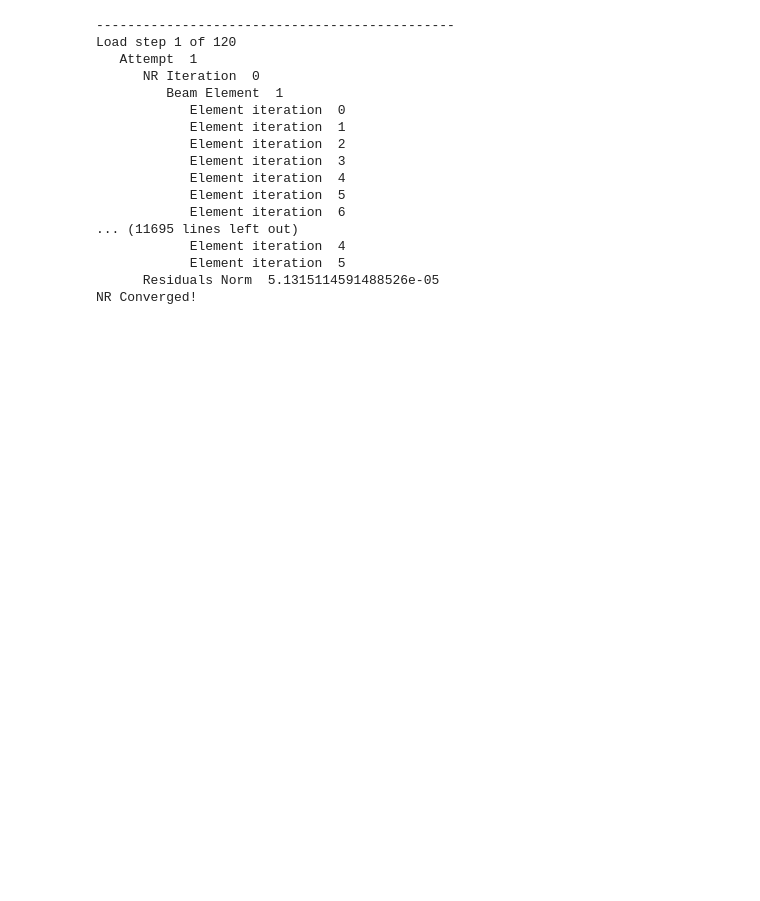
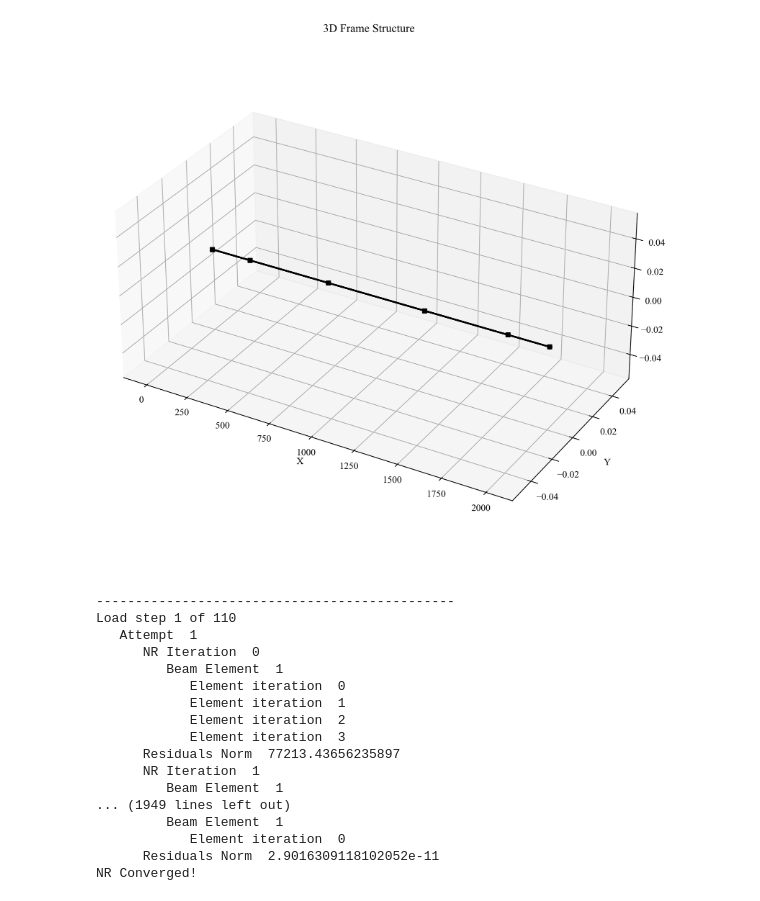
Before and after one commit to fabberne/code, a Jupyter notebook: 03_fiber_element_solver/RC_sections_Displacement.ipynb, the cells around one changed output. Cells and saved outputs as stored; diff of their text form; code cells hidden in the pictures; blank space fills up the shorter version.

```diff
--- a/03_fiber_element_solver/RC_sections_Displacement.ipynb
+++ b/03_fiber_element_solver/RC_sections_Displacement.ipynb
@@ -31,19 +33,24 @@ struc = structure.Cantilever(beam   = mesh,
 						number_of_sections_per_elemnt = 6)
 # %%
+lin_solver = solver.Linear(struc)
+lin_solver.plot_initial_structure()
 non_linear_solver = solver.Nonlinear(struc,
 									 constraint="Displacement",
 									 NR_tolerance=1e-4,
 									 NR_max_iter=20,
 									 section_tolerance=1e-6,
-									 section_max_iter=100)
+									 section_max_iter=100,
+									 controlled_DOF = 8)
+# %% [output]
+[figure, added]
 # %%
-increments = np.zeros(120)
+increments = np.zeros(110)
 increments.fill(1)
 
 u_history , lambda_history  = non_linear_solver.solve(increments)
 # %% [output]
 ----------------------------------------------
-Load step 1 of 120
+Load step 1 of 110
    Attempt  1
       NR Iteration  0
          Beam Element  1
@@ -51,12 +58,12 @@ Load step 1 of 120
             Element iteration  1
             Element iteration  2
             Element iteration  3
-            Element iteration  4
-            Element iteration  5
-            Element iteration  6
-... (11695 lines left out)
-            Element iteration  4
-            Element iteration  5
-      Residuals Norm  5.1315114591488526e-05
+      Residuals Norm  77213.43656235897
+      NR Iteration  1
+         Beam Element  1
+... (1949 lines left out)
+         Beam Element  1
+            Element iteration  0
+      Residuals Norm  2.9016309118102052e-11
 NR Converged!
 # %%
```
Also changed, not shown: parts of 3 cells of this notebook, 6 other files.
